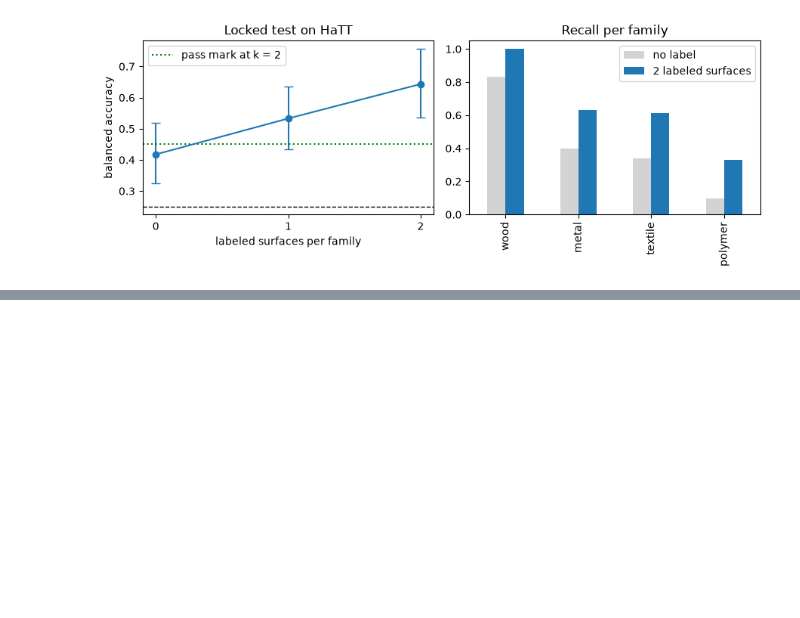
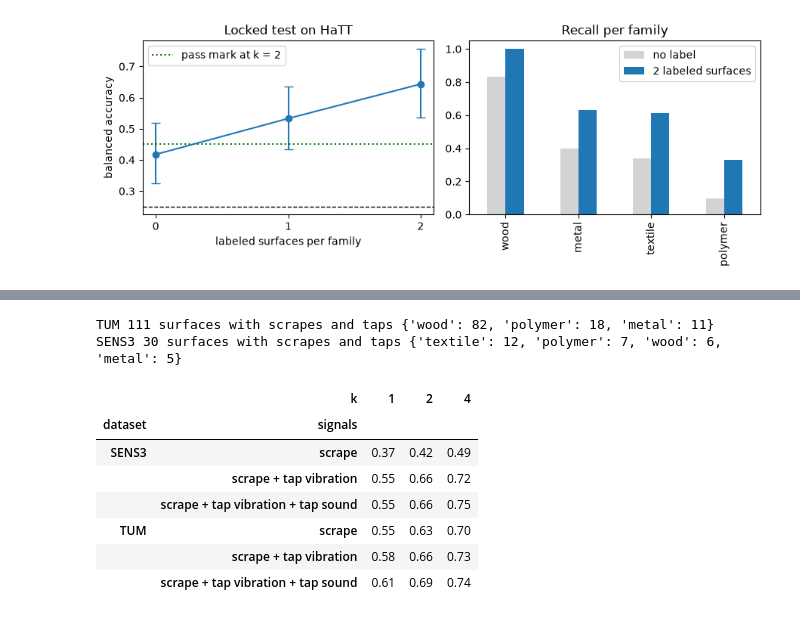
Before and after one commit to leopoldch/hear-you-scrape, a Jupyter notebook: 5_few_labels.ipynb, the cells around one changed output, grey strips where cells are left out. Cells and saved outputs as stored; diff of their text form; code cells hidden in the pictures; blank space fills up the shorter version.

```diff
--- a/5_few_labels.ipynb
+++ b/5_few_labels.ipynb
@@ -153,0 +290,51 @@ plt.savefig("results/few_labels_locked_test.png", dpi=120)
+# %%
+taps = np.load("cache/tap_vectors.npz", allow_pickle=True)
+tap_table = pd.DataFrame({c: taps[c] for c in ["dataset", "surface", "signal"]})
+
+
+def signals_of(dataset):
+    slide_means, family = surfaces_of(dataset)
+    blocks = {"scrape": slide_means}
+    for name in ["tap vibration", "tap sound"]:
+        rows = ((tap_table.dataset == dataset) & (tap_table.signal == name)).to_numpy()
+        blocks[name] = pd.DataFrame(taps["vectors"][rows]).groupby(tap_table.surface[rows].to_numpy()).mean()
+    common = family.index
+    for block in blocks.values():
+        common = common.intersection(block.index)
+    scaled = {}
+    for name, block in blocks.items():
+        b = block.loc[common].to_numpy(float)
+        scaled[name] = (b - b.mean(0)) / (b.std(0) + 1e-6) / np.sqrt(b.shape[1])
+    return scaled, family.loc[common].to_numpy()
+
+
+combinations = {
+    "scrape": ["scrape"],
+    "scrape + tap vibration": ["scrape", "tap vibration"],
+    "scrape + tap vibration + tap sound": ["scrape", "tap vibration", "tap sound"],
+}
+rows = []
+for dataset in ["TUM", "SENS3"]:
+    blocks, y = signals_of(dataset)
+    print(dataset, len(y), "surfaces with scrapes and taps", pd.Series(y).value_counts().to_dict())
+    for name, parts in combinations.items():
+        x = np.hstack([blocks[p] for p in parts])
+        for k in [1, 2, 4]:
+            for draw in range(50):
+                labeled = np.concatenate([np.random.default_rng([k, draw, i]).choice(np.flatnonzero(y == f), min(k, (y == f).sum() - 1), replace=False)
+                                          for i, f in enumerate(np.unique(y))])
+                rows.append({"dataset": dataset, "signals": name, "k": k, "score": probe_score(x, y, labeled)})
+with_taps = pd.DataFrame(rows)
+with_taps.to_csv("results/few_labels_taps.csv", index=False)
+with_taps.pivot_table(index=["dataset", "signals"], columns="k", values="score").round(2)
+# %% [output]
+TUM 111 surfaces with scrapes and taps {'wood': 82, 'polymer': 18, 'metal': 11}
+SENS3 30 surfaces with scrapes and taps {'textile': 12, 'polymer': 7, 'wood': 6, 'metal': 5}
+|  | k | 1 | 2 | 4 |
+| dataset | signals |  |  |  |
+| SENS3 | scrape | 0.37 | 0.42 | 0.49 |
+|  | scrape + tap vibration | 0.55 | 0.66 | 0.72 |
+|  | scrape + tap vibration + tap sound | 0.55 | 0.66 | 0.75 |
+| TUM | scrape | 0.55 | 0.63 | 0.70 |
+|  | scrape + tap vibration | 0.58 | 0.66 | 0.73 |
+|  | scrape + tap vibration + tap sound | 0.61 | 0.69 | 0.74 |
```
Also changed, not shown: parts of 8 cells of this notebook, 6 other files.
